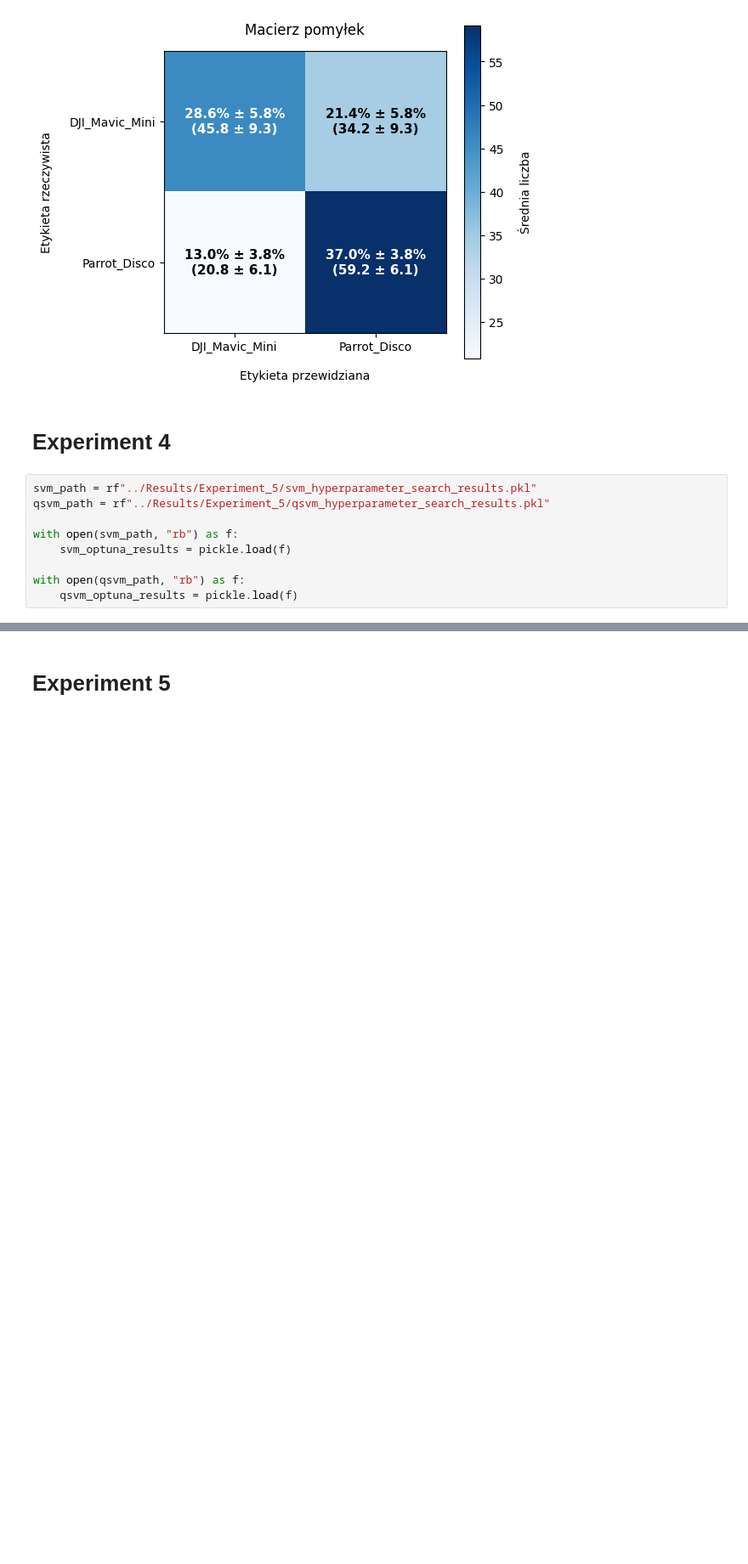
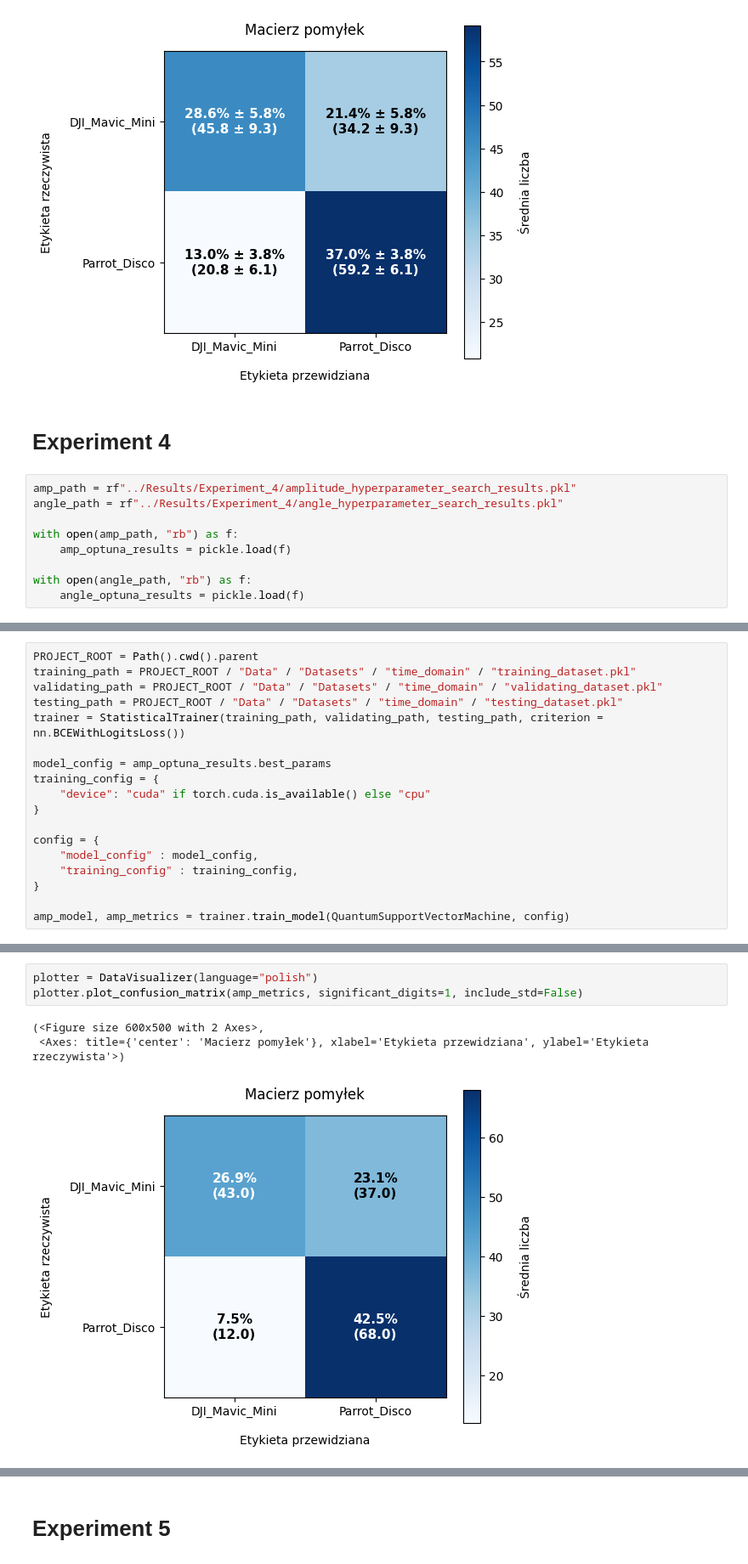
Before and after one commit to AdrianPanasiewicz/QML_for_radar_classification, a Jupyter notebook: MachineLearning/training_pipeline.ipynb, the cells around one changed output, grey strips where cells are left out. Shown at 85% size. Saved outputs shown, nothing was run; the diff lists cells and outputs as text; blank space fills up the shorter version.

Commit message:
Implemented the logic for handling Quantum Support Vector Machine for DataVisualization and for getting test dataset statistics

```diff
--- a/MachineLearning/training_pipeline.ipynb
+++ b/MachineLearning/training_pipeline.ipynb
@@ -1299,12 +1297,12 @@ plotter.plot_confusion_matrix(metric_dict, significant_digits=1)
 # %% [markdown]
 # Experiment 4
 # %%
-svm_path = rf"../Results/Experiment_5/svm_hyperparameter_search_results.pkl"
-qsvm_path = rf"../Results/Experiment_5/qsvm_hyperparameter_search_results.pkl"
+amp_path = rf"../Results/Experiment_4/amplitude_hyperparameter_search_results.pkl"
+angle_path = rf"../Results/Experiment_4/angle_hyperparameter_search_results.pkl"
 
-with open(svm_path, "rb") as f:
-    svm_optuna_results = pickle.load(f)
+with open(amp_path, "rb") as f:
+    amp_optuna_results = pickle.load(f)
 
-with open(qsvm_path, "rb") as f:
-    qsvm_optuna_results = pickle.load(f)
+with open(angle_path, "rb") as f:
+    angle_optuna_results = pickle.load(f)
 # %%
@@ -1313,0 +1314,18 @@ svm_optuna_results
+# %%
+PROJECT_ROOT = Path().cwd().parent
+training_path = PROJECT_ROOT / "Data" / "Datasets" / "time_domain" / "training_dataset.pkl"
+validating_path = PROJECT_ROOT / "Data" / "Datasets" / "time_domain" / "validating_dataset.pkl"
+testing_path = PROJECT_ROOT / "Data" / "Datasets" / "time_domain" / "testing_dataset.pkl"
+trainer = StatisticalTrainer(training_path, validating_path, testing_path, criterion = nn.BCEWithLogitsLoss())
+
+model_config = amp_optuna_results.best_params
+training_config = {
+    "device": "cuda" if torch.cuda.is_available() else "cpu"
+}
+
+config = {
+    "model_config" : model_config,
+    "training_config" : training_config,
+}
+
+amp_model, amp_metrics = trainer.train_model(QuantumSupportVectorMachine, config)
@@ -1313,0 +1345,7 @@ svm_optuna_results
+# %%
+plotter = DataVisualizer(language="polish")
+plotter.plot_confusion_matrix(amp_metrics, significant_digits=1, include_std=False)
+# %% [output]
+(<Figure size 600x500 with 2 Axes>,
+ <Axes: title={'center': 'Macierz pomyłek'}, xlabel='Etykieta przewidziana', ylabel='Etykieta rzeczywista'>)
+[figure, added]
```
Also changed, not shown: parts of 14 cells of this notebook, 6 other files.
